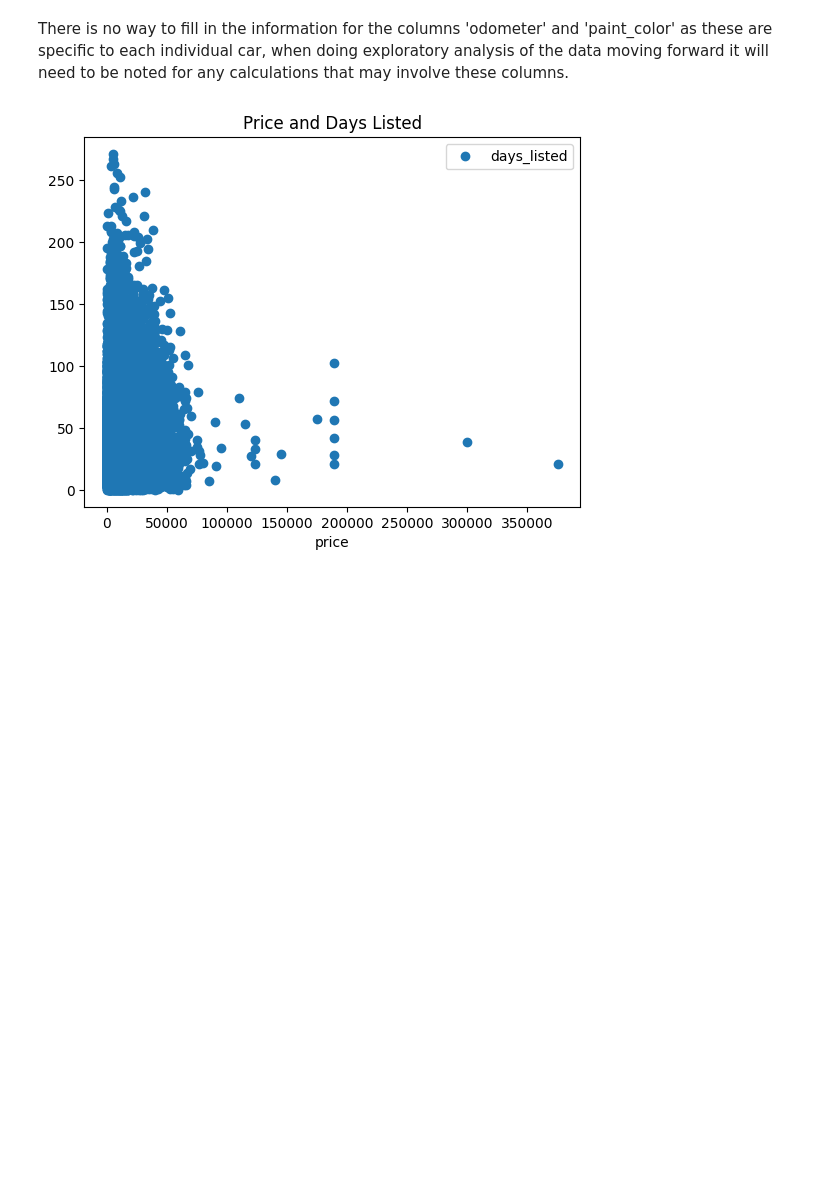
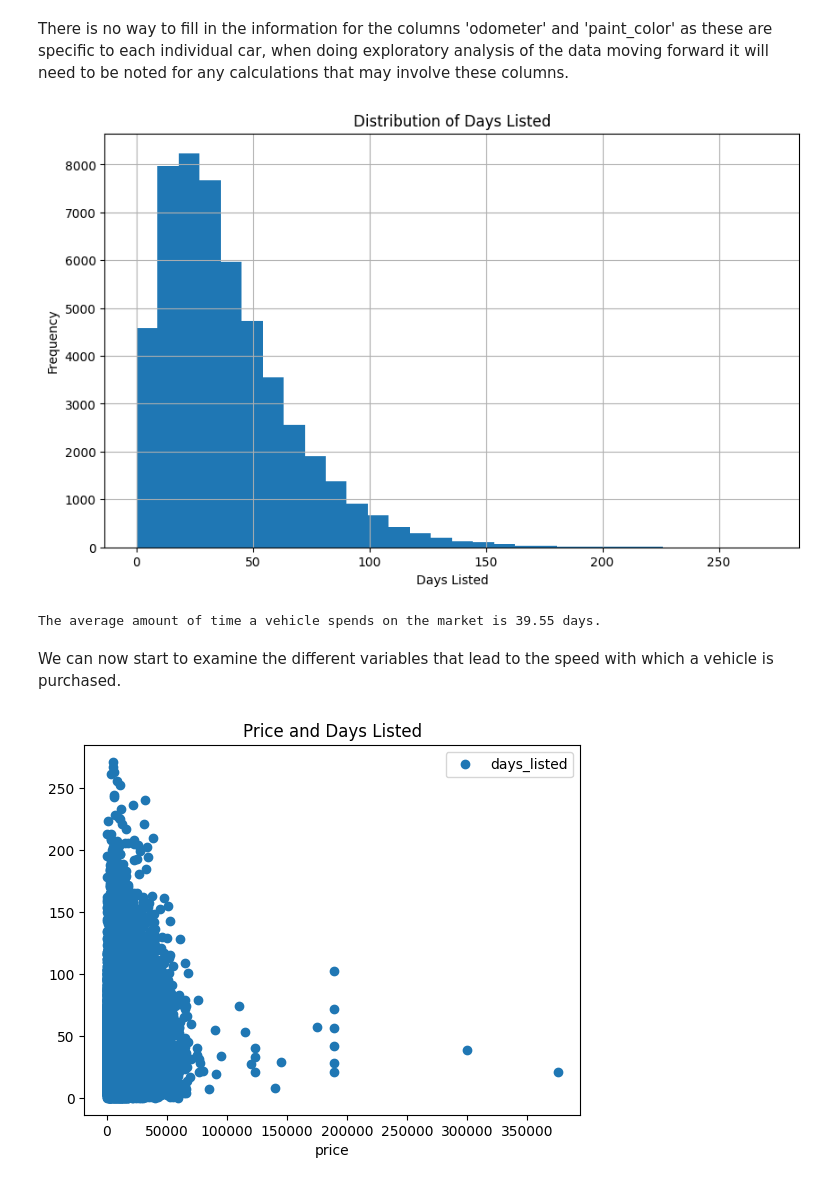
Before and after one commit to michav95/Car-Advertisement, a Jupyter notebook: Notebooks/EDA.ipynb, the cells around one changed output. Cells and saved outputs as stored; diff of their text form; code cells hidden in the pictures; blank space fills up the shorter version.

```diff
--- a/Notebooks/EDA.ipynb
+++ b/Notebooks/EDA.ipynb
@@ -123,6 +123,22 @@ dtype: int64
 There is no reliable way to fill in missing values for the model_year column, we could find the median, or even possibly the average, based off of the information from the other filled in columns, but this will not be accurate and could scew data one way or another when doing a deeper dive into it.
 # %% [markdown]
 There is no way to fill in the information for the columns 'odometer' and 'paint_color' as these are specific to each individual car, when doing exploratory analysis of the data moving forward it will need to be noted for any calculations that may involve these columns.
+# %%
+# Examine the spread for how long vehicles normally sit on the market
+df['days_listed'].hist(bins=30, figsize=(10,6))
+plt.title('Distribution of Days Listed')
+plt.xlabel('Days Listed')
+plt.ylabel('Frequency')
+plt.show()
+
+# Average amount of time a vehicle stays listed
+avg_days_listed = df['days_listed'].mean()
+print(f'The average amount of time a vehicle spends on the market is {avg_days_listed:.2f} days.')
+# %% [output]
+[figure, added]
+The average amount of time a vehicle spends on the market is 39.55 days.
+# %% [markdown]
+We can now start to examine the different variables that lead to the speed with which a vehicle is purchased.
 # %%
 df.plot(x='price',y='days_listed',title='Price and Days Listed', style='o')
 plt.show()
```
Also changed, not shown: parts of 15 cells of this notebook.
